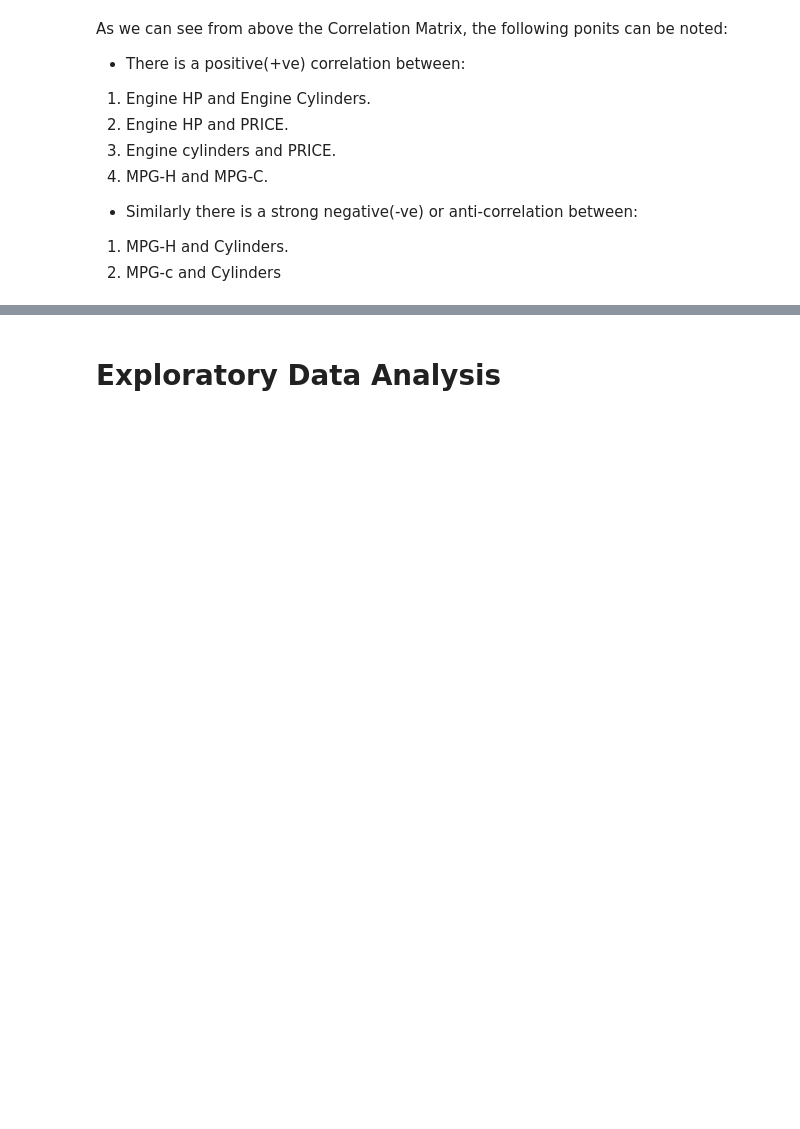
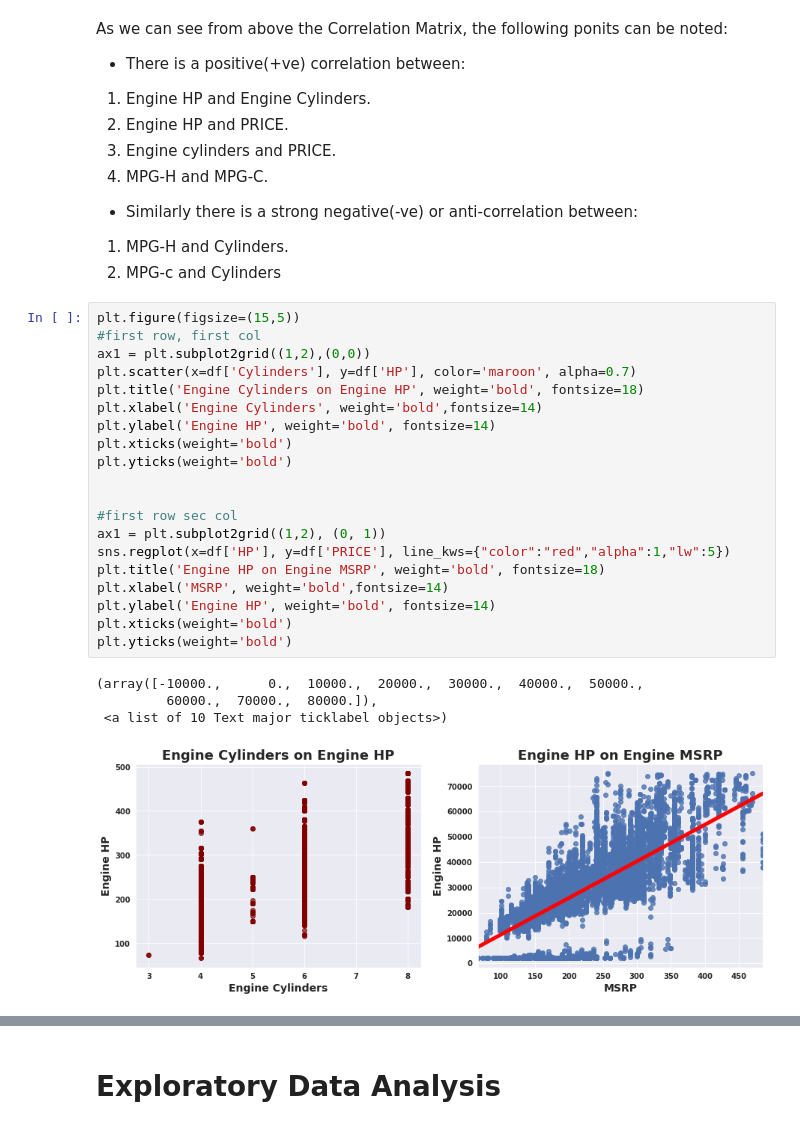
Before and after one commit to Sahiti99/EDA-on-cardata, a Jupyter notebook: Untitled1.ipynb, the cells around one changed output, grey strips where cells are left out. Saved outputs shown, nothing was run; the diff lists cells and outputs as text; blank space fills up the shorter version.

```diff
--- a/Untitled1.ipynb
+++ b/Untitled1.ipynb
@@ -403,3 +403,28 @@ As we can see from above the Correlation Matrix, the following ponits can be not
 
 1.   MPG-H and Cylinders.
 2.   MPG-c and Cylinders
+# %%
+plt.figure(figsize=(15,5))
+#first row, first col
+ax1 = plt.subplot2grid((1,2),(0,0))
+plt.scatter(x=df['Cylinders'], y=df['HP'], color='maroon', alpha=0.7)
+plt.title('Engine Cylinders on Engine HP', weight='bold', fontsize=18)
+plt.xlabel('Engine Cylinders', weight='bold',fontsize=14)
+plt.ylabel('Engine HP', weight='bold', fontsize=14)
+plt.xticks(weight='bold')
+plt.yticks(weight='bold')
+
+
+#first row sec col
+ax1 = plt.subplot2grid((1,2), (0, 1))
+sns.regplot(x=df['HP'], y=df['PRICE'], line_kws={"color":"red","alpha":1,"lw":5})
+plt.title('Engine HP on Engine MSRP', weight='bold', fontsize=18)
+plt.xlabel('MSRP', weight='bold',fontsize=14)
+plt.ylabel('Engine HP', weight='bold', fontsize=14)
+plt.xticks(weight='bold')
+plt.yticks(weight='bold')
+# %% [output]
+(array([-10000.,      0.,  10000.,  20000.,  30000.,  40000.,  50000.,
+         60000.,  70000.,  80000.]),
+ <a list of 10 Text major ticklabel objects>)
+[figure, added]
```
Also changed, not shown: parts of 3 cells of this notebook.
